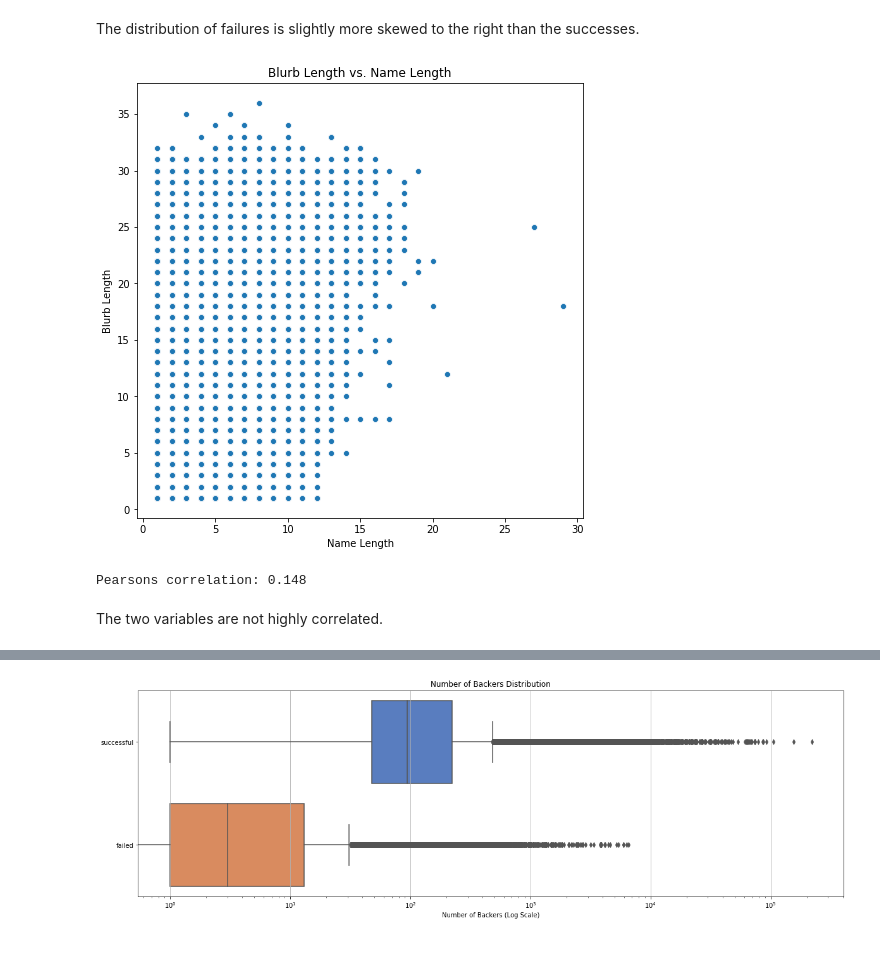
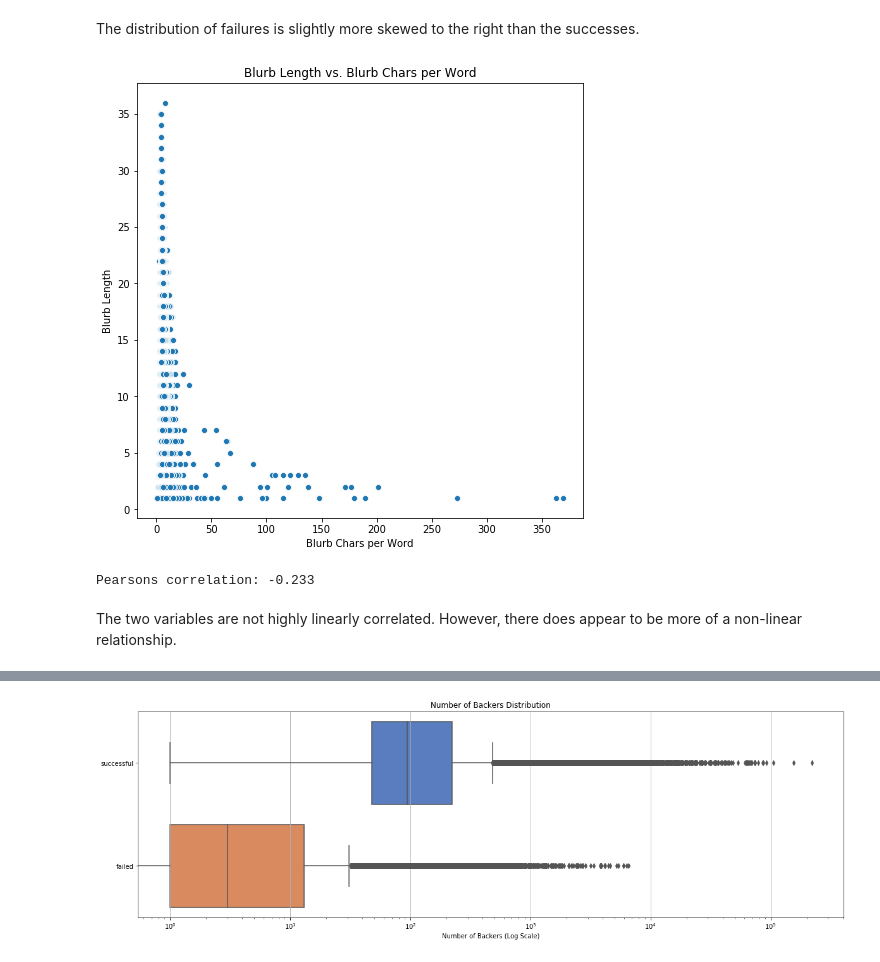
Before and after one commit to dwitten392/Springboard---DW, a Jupyter notebook: Capstone 1 - Kickstarter/Kickstart Projects - Final Cleaned Code.ipynb, the cells around one changed output, grey strips where cells are left out. Saved outputs shown, nothing was run; the diff lists cells and outputs as text; code cells hidden in the pictures.

Commit message:
more scatter plots and cleaning up more

```diff
--- a/Capstone 1 - Kickstarter/Kickstart Projects - Final Cleaned Code.ipynb
+++ b/Capstone 1 - Kickstarter/Kickstart Projects - Final Cleaned Code.ipynb
@@ -545,18 +545,18 @@ Name: name_char_per_word, dtype: float64
 # %% [markdown]
 The distribution of failures is slightly more skewed to the right than the successes.
 # %%
-#plotting name length against blurb length
+#plotting blurb chars per word against blurb length
 f, ax = plt.subplots(figsize=(8, 8))
-sns.scatterplot(x='name_length', y='blurb_length', data=cleaned_data, palette = 'muted')
-ax.set(ylabel="Blurb Length", xlabel = "Name Length", title = 'Blurb Length vs. Name Length')
+sns.scatterplot(x='blurb_char_per_word', y='blurb_length', data=cleaned_data, palette = 'muted')
+ax.set(ylabel="Blurb Length", xlabel = "Blurb Chars per Word", title = 'Blurb Length vs. Blurb Chars per Word')
 plt.show()
 # %% [output]
-[figure, old version]
+[figure, new version]
 # %%
 # calculate Pearson's correlation
-corr, _ = scs.pearsonr(cleaned_data.name_length, cleaned_data.blurb_length)
+corr, _ = scs.pearsonr(cleaned_data.blurb_char_per_word, cleaned_data.blurb_length)
 print('Pearsons correlation: %.3f' % corr)
 # %% [output]
-Pearsons correlation: 0.148
+Pearsons correlation: -0.233
 # %% [markdown]
-The two variables are not highly correlated.
+The two variables are not highly linearly correlated. However, there does appear to be more of a non-linear relationship.
```
Also changed, not shown: parts of 5 cells of this notebook.
